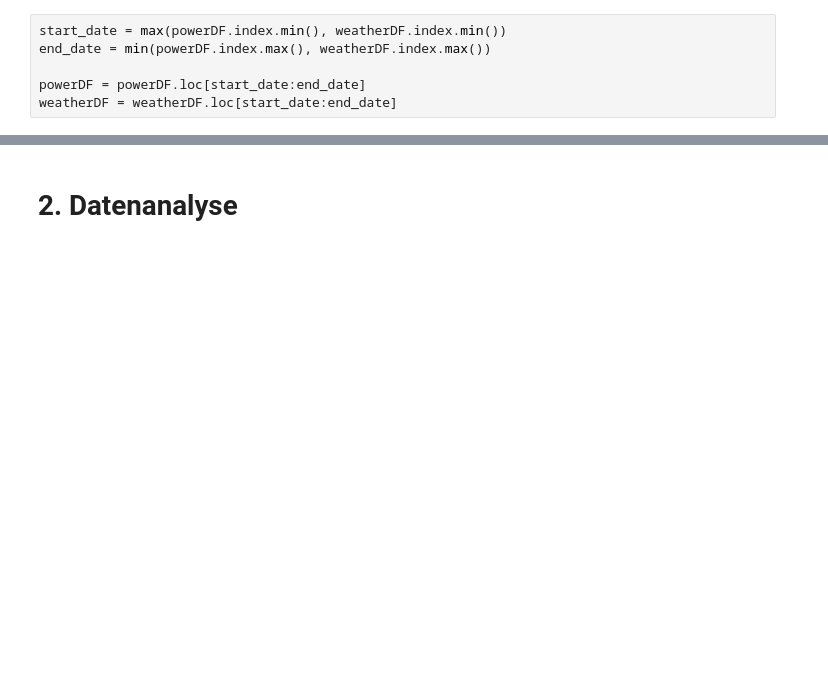
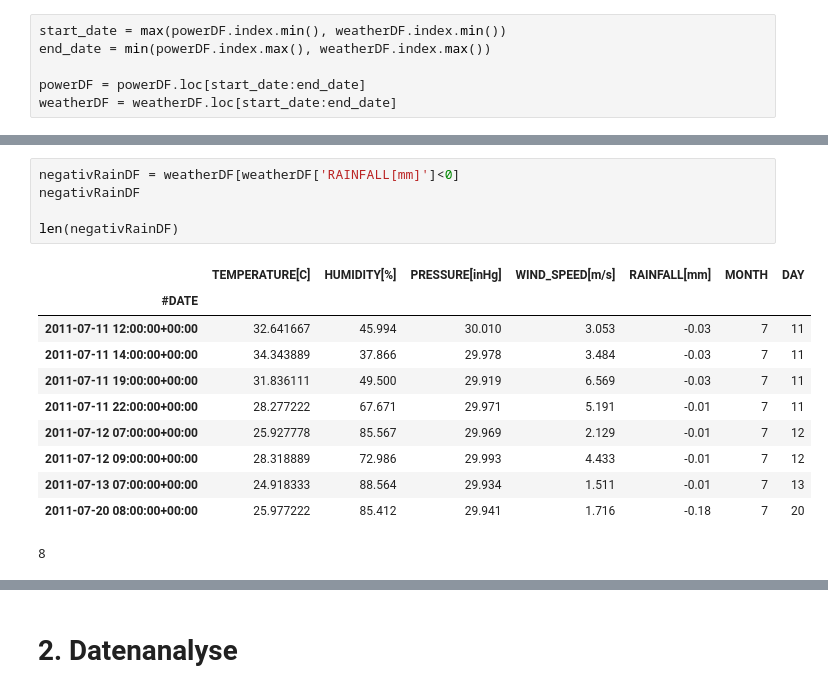
Before and after one commit to kathi-0815/ZRH_Project, a Jupyter notebook: project.ipynb, the cells around one changed output, grey strips where cells are left out. Cells and saved outputs as stored; diff of their text form; blank space fills up the shorter version.

```diff
--- a/project.ipynb
+++ b/project.ipynb
@@ -225 +242,18 @@ Natürlich könnten wir diese auch verwerfen, wie wir allerdings später sehen w
 Da ist die Kontinuität der Daten für die Prognose wichtiger, weshalb dieser nur angepasst wird.
+# %%
+negativRainDF = weatherDF[weatherDF['RAINFALL[mm]']<0]
+negativRainDF
+
+len(negativRainDF)
+# %% [output]
+|  | TEMPERATURE[C] | HUMIDITY[%] | PRESSURE[inHg] | WIND_SPEED[m/s] | RAINFALL[mm] | MONTH | DAY |
+| #DATE |  |  |  |  |  |  |  |
+| 2011-07-11 12:00:00+00:00 | 32.641667 | 45.994 | 30.010 | 3.053 | -0.03 | 7 | 11 |
+| 2011-07-11 14:00:00+00:00 | 34.343889 | 37.866 | 29.978 | 3.484 | -0.03 | 7 | 11 |
+| 2011-07-11 19:00:00+00:00 | 31.836111 | 49.500 | 29.919 | 6.569 | -0.03 | 7 | 11 |
+| 2011-07-11 22:00:00+00:00 | 28.277222 | 67.671 | 29.971 | 5.191 | -0.01 | 7 | 11 |
+| 2011-07-12 07:00:00+00:00 | 25.927778 | 85.567 | 29.969 | 2.129 | -0.01 | 7 | 12 |
+| 2011-07-12 09:00:00+00:00 | 28.318889 | 72.986 | 29.993 | 4.433 | -0.01 | 7 | 12 |
+| 2011-07-13 07:00:00+00:00 | 24.918333 | 88.564 | 29.934 | 1.511 | -0.01 | 7 | 13 |
+| 2011-07-20 08:00:00+00:00 | 25.977222 | 85.412 | 29.941 | 1.716 | -0.18 | 7 | 20 |
+8
```
Also changed, not shown: parts of 14 cells of this notebook.
